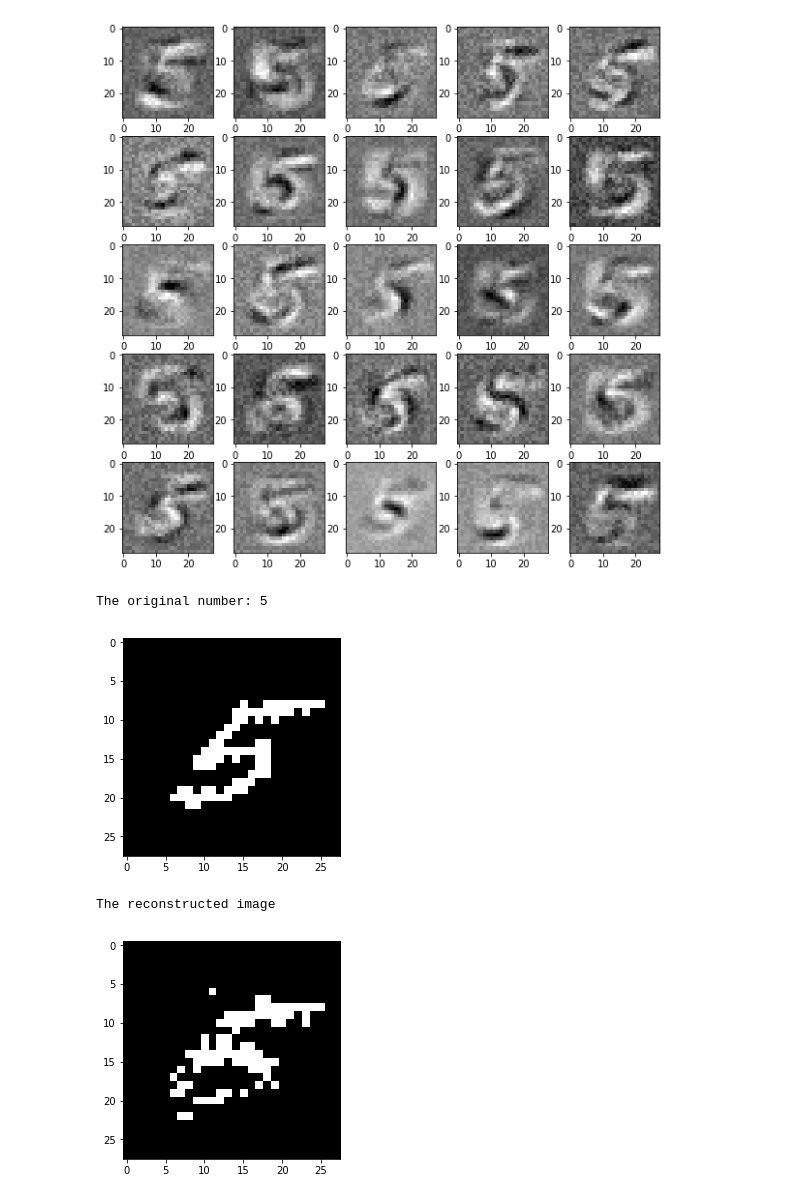
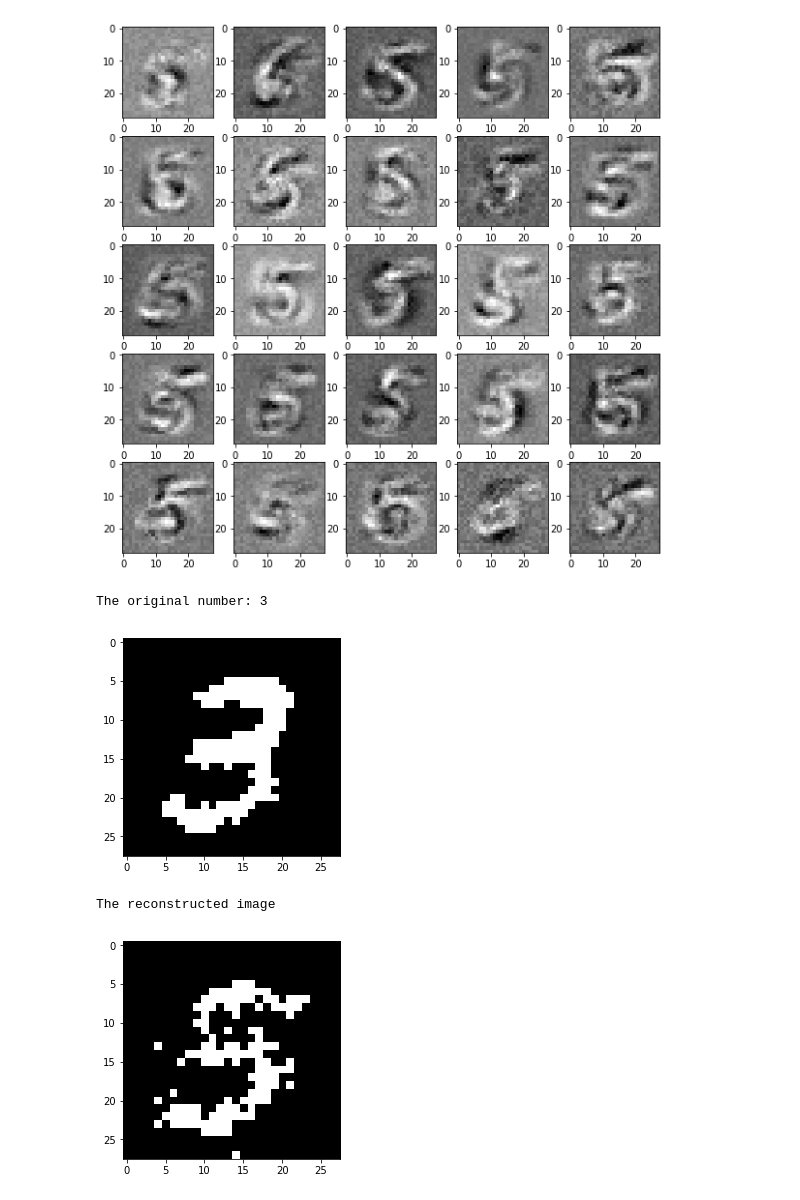
Before and after one commit to mehulrastogi/Deep-Belief-Network-pytorch, a Jupyter notebook: mnist_tutorial_RBM.ipynb, the cells around one changed output. Cells and saved outputs as stored; diff of their text form; code cells hidden in the pictures.

```diff
--- a/mnist_tutorial_RBM.ipynb
+++ b/mnist_tutorial_RBM.ipynb
@@ -92,4 +106,4 @@ tensor_x = torch.stack([torch.Tensor(i) for i in particular_mnist]).type(torch.F
 tensor_y = torch.stack([torch.Tensor(number) for i in range(len(particular_mnist))]).type(torch.FloatTensor)
 # %%
 mnist_particular_dataset = torch.utils.data.TensorDataset(tensor_x,tensor_y)
-mnist_particular_dataloader = torch.utils.data.DataLoader(mnist_particular_dataset)
+mnist_particular_dataloader = torch.utils.data.DataLoader(mnist_particular_dataset,batch_size = batch_size,drop_last=True,num_workers=0)
@@ -117,0 +110,18 @@ Epoch:50 ,avg_cost = 0.053582895547151566 ,std_cost = 0.012936854735016823 ,avg_
+# %%
+visible_units=28*28
+hidden_units = 500
+k=3
+learning_rate=0.01
+learning_rate_decay = False
+xavier_init = True
+increase_to_cd_k = False
+use_gpu = False
+
+
+rbm_mnist = RBM(visible_units,hidden_units,k ,learning_rate,learning_rate_decay,xavier_init,
+                increase_to_cd_k,use_gpu)
+
+
+epochs = 10
+
+rbm_mnist.train(mnist_particular_dataloader , epochs)
@@ -126,27 +147,27 @@ for i in range(25):
     sub.imshow(learned_weights[i, :].reshape((28,28)), cmap=plt.cm.gray)
 plt.show()
 # %% [output]
-[figure, old version]
+[figure, new version]
 # %%
 #Lets try reconstructing a random number from this model which has learned 5
-idx = 985
+idx = 7
 img = mnist_data.train_data[idx]
 reconstructed_img = img.view(-1).type(torch.FloatTensor)
 
-_ , reconstructed_img = rbm_mnist.to_hidden(reconstructed_img)
-_ , reconstructed_img = rbm_mnist.to_visible(reconstructed_img)
+# _ , reconstructed_img = rbm_mnist.to_hidden(reconstructed_img)
+# _ , reconstructed_img = rbm_mnist.to_visible(reconstructed_img)
 
-
-
+_,reconstructed_img = rbm_mnist.reconstruct(reconstructed_img,1)
+# print(reconstructed_img)
 reconstructed_img = reconstructed_img.view((28,28))
 print("The original number: {}".format(mnist_data.train_labels[idx]))
 plt.imshow(img , cmap = 'gray')
 plt.show()
 print("The reconstructed image")
 plt.imshow(reconstructed_img , cmap = 'gray')
 plt.show()
 # %% [output]
-The original number: 5
+The original number: 3
-[figure, old version]
+[figure, new version]
 The reconstructed image
-[figure, old version]
+[figure, new version]
```
Also changed, not shown: parts of 7 cells of this notebook, 3 other files.
